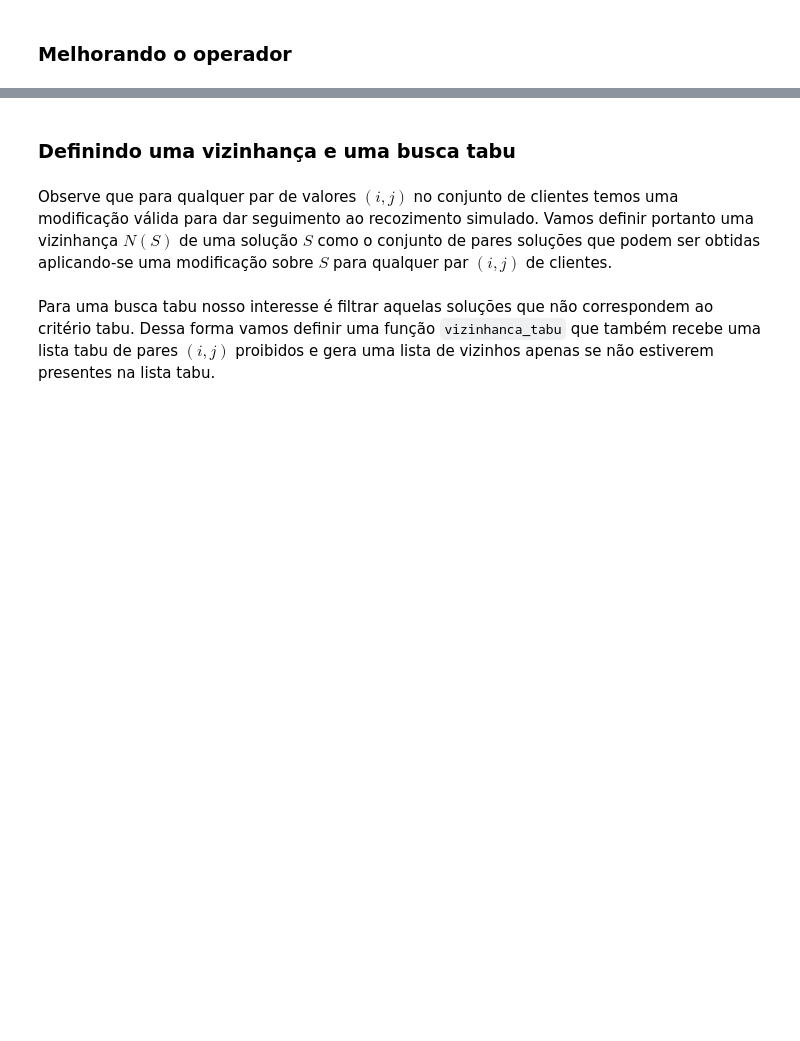
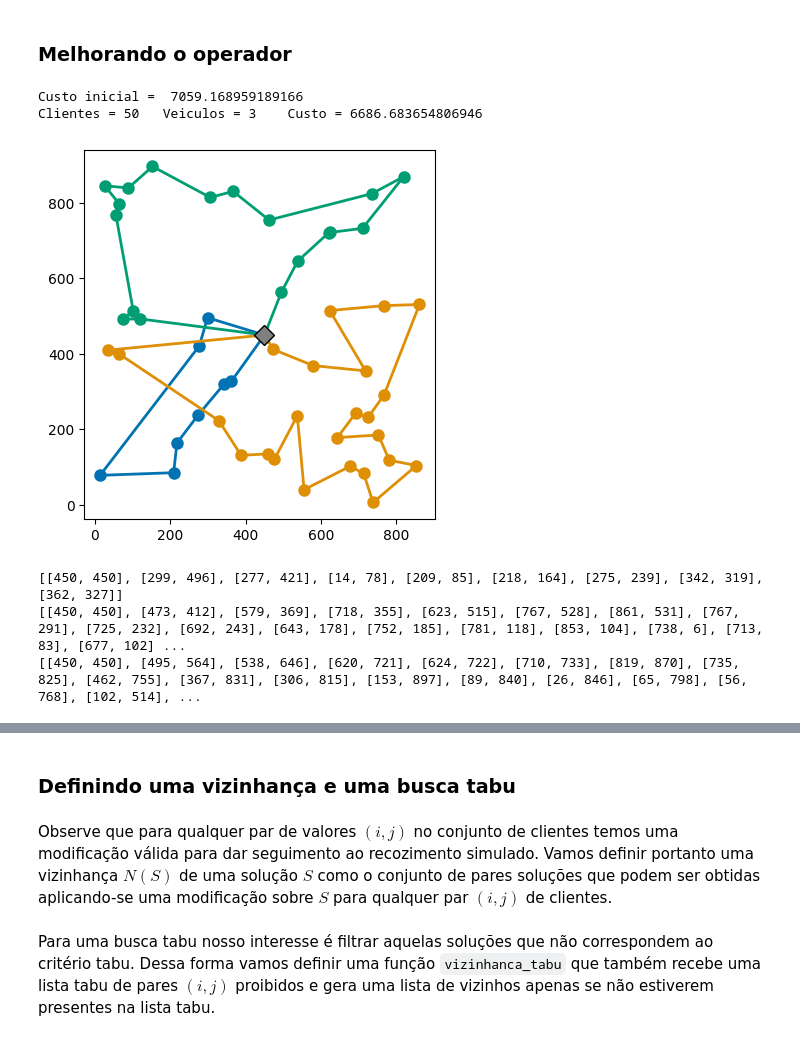
Before and after one commit to cdiegor/Metaheuristicas, a Jupyter notebook: PRV.ipynb, the cells around one changed output, grey strips where cells are left out. Drawn from its saved outputs; the diff is of its cells as text; code cells hidden in the pictures; blank space fills up the shorter version.

```diff
--- a/PRV.ipynb
+++ b/PRV.ipynb
@@ -330,7 +331,11 @@ def inverter(S, i, j):
   ri, li = encontrar(S, i)
   rj, lj = encontrar(S, j)
   if ri == rj:
-    S.rotas[ri][li:lj] = reversed(S.rotas[ri][li:lj])
+    if li < lj:
+       S.rotas[ri][li:lj+1] = reversed(S.rotas[ri][li:lj+1])
+    else:
+       S.rotas[rj][lj:li+1] = reversed(S.rotas[rj][lj:li+1])
+
 
 def puxar(S, i, j):
   rj, lj = encontrar(S, j)
@@ -362,7 +367,7 @@ def recozimento_simulado_3ops(prv):
   temperatura = resfriamento(prv, iteracao)
   historico = []
   S = solucao_inicial(prv)
-  while temperatura > 1/(prv.R*len(prv.clientes)) and time.time()-start < len(prv.clientes):
+  while temperatura > 1/(prv.R*len(prv.clientes)) and time.time()-start < len(prv.clientes)/5:
     R = modificar_3ops(S)
     delta = R.custo() - S.custo()
     if delta < 0:
@@ -379,10 +384,17 @@ def recozimento_simulado_3ops(prv):
     temperatura = resfriamento(prv, iteracao)
   return prv, historico
 # %%
-       v v v   , hist = recozimento_simulado_3ops(gerar_prv(50, 3))
+prv , hist = recozimento_simulado_3ops(gerar_prv(50, 3))
 print('Custo inicial = ', hist[0][1])
 plot_prv(prv)
 for rota in prv.rotas: print(rota)
+# %% [output]
+Custo inicial =  7059.168959189166
+Clientes = 50   Veiculos = 3    Custo = 6686.683654806946
+[figure, added]
+[[450, 450], [299, 496], [277, 421], [14, 78], [209, 85], [218, 164], [275, 239], [342, 319], [362, 327]]
+[[450, 450], [473, 412], [579, 369], [718, 355], [623, 515], [767, 528], [861, 531], [767, 291], [725, 232], [692, 243], [643, 178], [752, 185], [781, 118], [853, 104], [738, 6], [713, 83], [677, 102] ...
+[[450, 450], [495, 564], [538, 646], [620, 721], [624, 722], [710, 733], [819, 870], [735, 825], [462, 755], [367, 831], [306, 815], [153, 897], [89, 840], [26, 846], [65, 798], [56, 768], [102, 514], ...
 # %%
 x = []
 y = []
```
Also changed, not shown: parts of 18 cells of this notebook.
